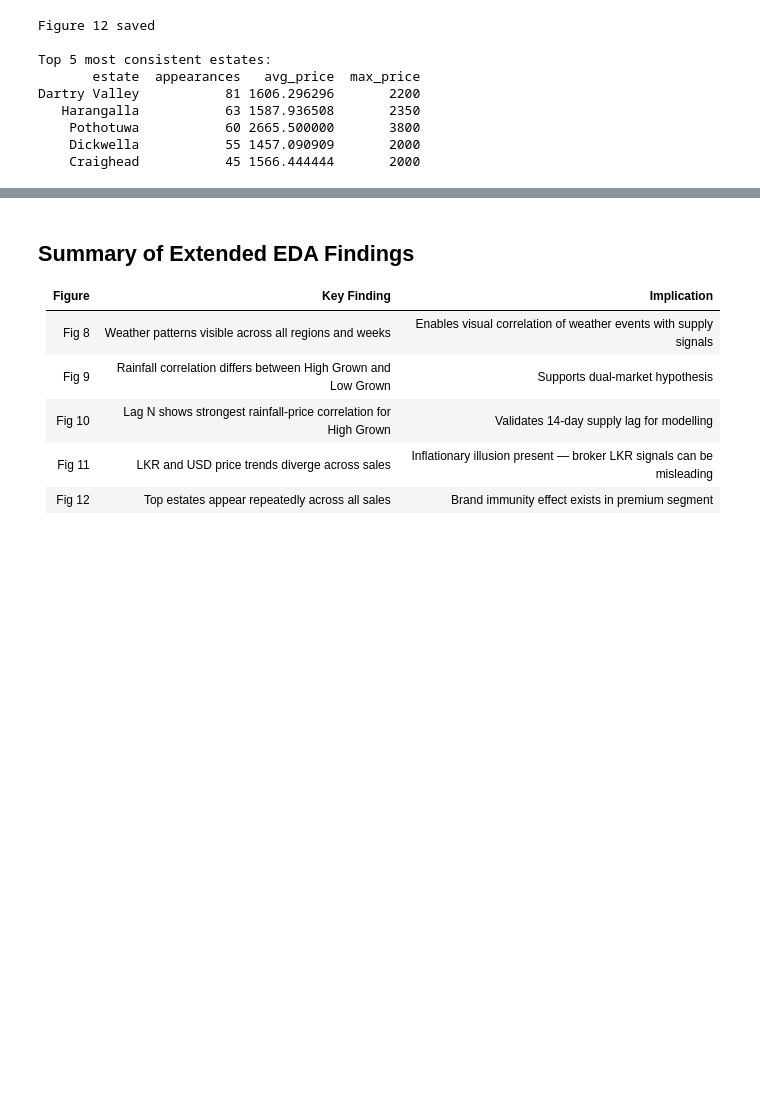
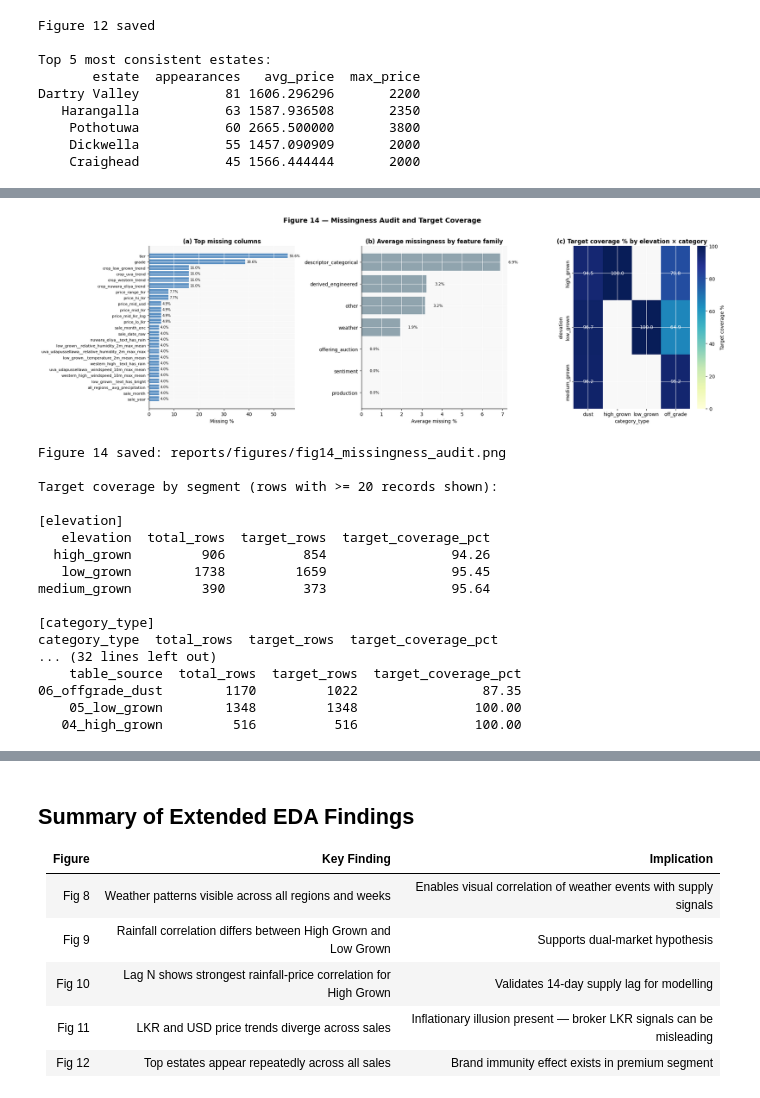
Before and after one commit to hesandism/data-analysis-for-tea-industry, a Jupyter notebook: notebooks/tea_eda_extended.ipynb, the cells around one changed output, grey strips where cells are left out. Cells and saved outputs as stored; diff of their text form; code cells hidden in the pictures; blank space fills up the shorter version.

Commit message:
add coverage audit

```diff
--- a/notebooks/tea_eda_extended.ipynb
+++ b/notebooks/tea_eda_extended.ipynb
@@ -457,0 +605,72 @@ Dartry Valley           81 1606.296296       2200
+# %%
+# Figure 14 — Missingness audit visual summary
+plot_top = top_missing.sort_values('missing_pct', ascending=True)
+plot_family = family_summary.sort_values('avg_missing_pct', ascending=True)
+
+fig, axes = plt.subplots(1, 3, figsize=(20, 6))
+fig.suptitle('Figure 14 — Missingness Audit and Target Coverage', fontsize=14, fontweight='bold', y=1.02)
+
+# (a) Top missing columns
+axes[0].barh(plot_top['column'], plot_top['missing_pct'], color='#5e92c4')
+axes[0].set_title('(a) Top missing columns', fontweight='bold')
+axes[0].set_xlabel('Missing %')
+axes[0].tick_params(axis='y', labelsize=8)
+for i, v in enumerate(plot_top['missing_pct'].values):
+    axes[0].text(v + 0.5, i, f'{v:.1f}%', va='center', fontsize=7)
+
+# (b) Missingness by feature family
+axes[1].barh(plot_family['feature_family'], plot_family['avg_missing_pct'], color='#90a4ae')
+axes[1].set_title('(b) Average missingness by feature family', fontweight='bold')
+axes[1].set_xlabel('Average missing %')
+for i, v in enumerate(plot_family['avg_missing_pct'].values):
+    axes[1].text(v + 0.4, i, f'{v:.1f}%', va='center', fontsize=8)
+
+# (c) Target coverage heatmap by elevation x category_type
+if isinstance(coverage_cat_elev, pd.DataFrame) and not coverage_cat_elev.empty:
+    sns.heatmap(
+        coverage_cat_elev,
+        annot=True,
+        fmt='.1f',
+        cmap='YlGnBu',
+        vmin=0,
+        vmax=100,
+        cbar_kws={'label': 'Target coverage %'},
+        ax=axes[2]
+    )
+    axes[2].set_title('(c) Target coverage % by elevation × category', fontweight='bold')
+    axes[2].set_xlabel('category_type')
+    axes[2].set_ylabel('elevation')
+else:
+    axes[2].text(0.5, 0.5, 'Coverage matrix unavailable', ha='center', va='center')
+    axes[2].axis('off')
+
+plt.tight_layout()
+plt.savefig(FIGURES_DIR / 'fig14_missingness_audit.png', dpi=160, bbox_inches='tight')
+plt.show()
+print('Figure 14 saved: reports/figures/fig14_missingness_audit.png')
+
+print('\nTarget coverage by segment (rows with >= 20 records shown):')
+for dim in ['elevation', 'category_type', 'grade', 'tier', 'table_source']:
+    if dim in coverage_tables:
+        print(f'\n[{dim}]')
+        view = coverage_tables[dim][coverage_tables[dim]['total_rows'] >= 20].copy()
+        print(view.to_string(index=False))
+# %% [output]
+[figure, added]
+Figure 14 saved: reports/figures/fig14_missingness_audit.png
+
+Target coverage by segment (rows with >= 20 records shown):
+
+[elevation]
+   elevation  total_rows  target_rows  target_coverage_pct
+  high_grown         906          854                94.26
+   low_grown        1738         1659                95.45
+medium_grown         390          373                95.64
+
+[category_type]
+category_type  total_rows  target_rows  target_coverage_pct
+... (32 lines left out)
+    table_source  total_rows  target_rows  target_coverage_pct
+06_offgrade_dust        1170         1022                87.35
+    05_low_grown        1348         1348               100.00
+   04_high_grown         516          516               100.00
```
Also changed, not shown: parts of 3 cells of this notebook, 2 other files.
